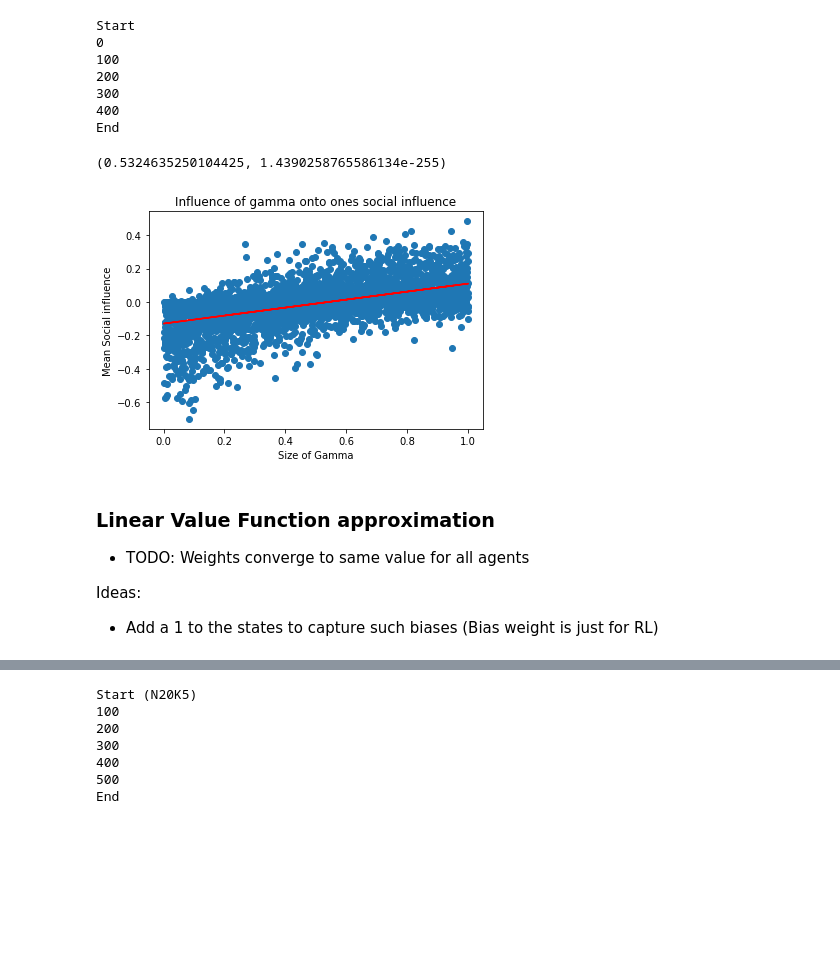
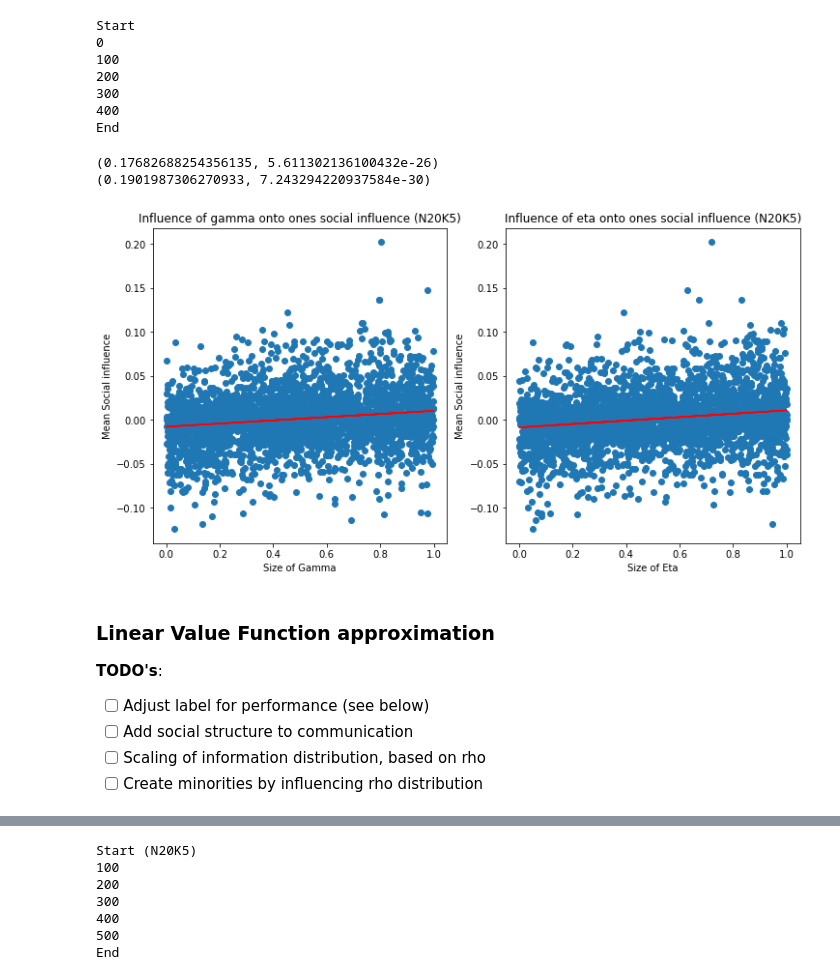
Before and after one commit to sheuschk/DiversitySimulation, a Jupyter notebook: Group Exploration in NK Landscapes.ipynb, the cells around one changed output, grey strips where cells are left out. Cells and saved outputs as stored; diff of their text form; code cells hidden in the pictures; blank space fills up the shorter version.

```diff
--- a/Group Exploration in NK Landscapes.ipynb
+++ b/Group Exploration in NK Landscapes.ipynb
@@ -325,11 +248,3 @@ Implementation Steps:
-# %%
-# file = 'N10K5_30.pkl' # N=10, K=5, 30 landscapes (0-29 )
-file = 'N20K5_5.pkl'
-with open(file, 'rb') as f:
-    landscapes = pickle.load(f)
-n_landscapes = int(str(file.split("_")[1]).split(".")[0])
-N, K = str(file.split("_")[0])[1:].split("K")
-N, K = int(N), int(K)
 # %% [markdown]
 ### Feature: Communication probability (gamma)
 # %%
@@ -710,18 +643,19 @@ n_trials = 500
 n_agents = 7
 
 # Communication feature of one agent
-results = np.empty((n_trials*n_agents, 2))
+results = np.empty((n_trials*n_agents, 3))
 
 
 print("Start")
 for i in range(n_trials):
     env = NK_landscape_loaded(N, K, landscapes[rng.integers(0, n_landscapes)])
 
-    gammas = rng.random(n_agents)
+    f = rng.random((n_agents, 2))
     social_influence = run_RWL_voting(env, gammas, iterations, rng)
 
-    results[i*n_agents : i*n_agents + n_agents][:,0] = gammas
-    results[i*n_agents : i*n_agents + n_agents][:,1] = social_influence
+    results[i*n_agents : i*n_agents + n_agents][:,0] = f[:,0]
+    results[i*n_agents : i*n_agents + n_agents][:,1] = f[:,1]
+    results[i*n_agents : i*n_agents + n_agents][:,2] = social_influence
 
     if i%100 == 0:
         print(i)
@@ -735,25 +669,38 @@ Start
 400
 End
 # %%
+fig, ax = plt.subplots(1,2, figsize=(12,6))
+y = results[:,2]
+
 x = results[:,0]
-plt.scatter(x, results[:,1])
-m, c = np.polyfit(x,  results[:,1], 1)
-plt.title(f"Influence of gamma onto ones social influence (N{N}K{K})")
-plt.plot(x, m*x + c, 'r')
-plt.xlabel("Size of Gamma")
-plt.ylabel("Mean Social influence")
-print(pearsonr(x, results[:,1]))
+ax[0].scatter(x, y)
+m, c = np.polyfit(x,  y, 1)
+ax[0].set_title(f"Influence of gamma onto ones social influence (N{N}K{K})")
+ax[0].plot(x, m*x + c, 'r')
+ax[0].set_xlabel("Size of Gamma")
+ax[0].set_ylabel("Mean Social influence")
+print(pearsonr(x, y))
+
+x = results[:,1]
+ax[1].scatter(x, y)
+m, c = np.polyfit(x,  y, 1)
+ax[1].set_title(f"Influence of eta onto ones social influence (N{N}K{K})")
+ax[1].plot(x, m*x + c, 'r')
+ax[1].set_xlabel("Size of Eta")
+ax[1].set_ylabel("Mean Social influence")
+print(pearsonr(x, y))
 # %% [output]
-(0.5324635250104425, 1.4390258765586134e-255)
+(0.17682688254356135, 5.611302136100432e-26)
+(0.1901987306270933, 7.243294220937584e-30)
-[figure, old version]
+[figure, new version]
 # %% [markdown]
 ### Linear Value Function approximation
 
-* TODO: Weights converge to same value for all agents
-
-
-Ideas:
-* Add a 1 to the states to capture such biases (Bias weight is just for RL)
+**TODO's**:
+* [ ] Adjust label for performance (see below)
+* [ ] Add social structure to communication
+* [ ] Scaling of information distribution, based on rho
+* [ ] Create minorities by influencing rho distribution
 # %%
 def init_weights(f, score, n_agents, n_features, rng):
     """sample from gauß with mean for perfect estimation"""
```
Also changed, not shown: parts of 26 cells of this notebook, 4 other files.
